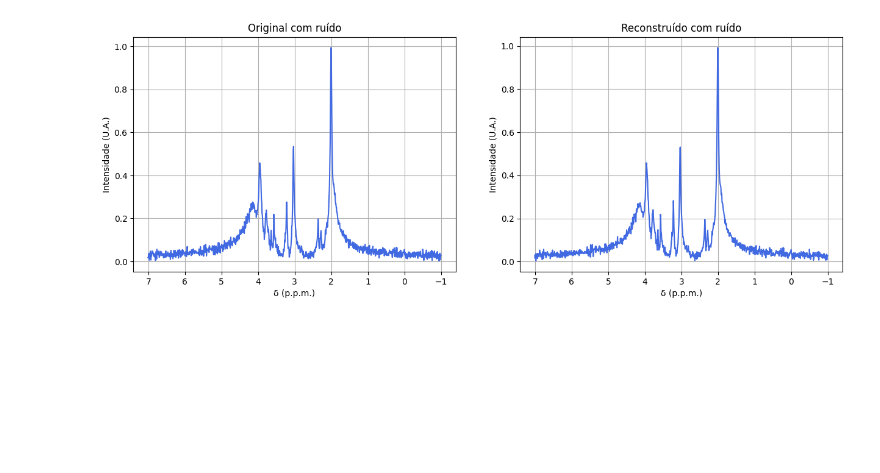
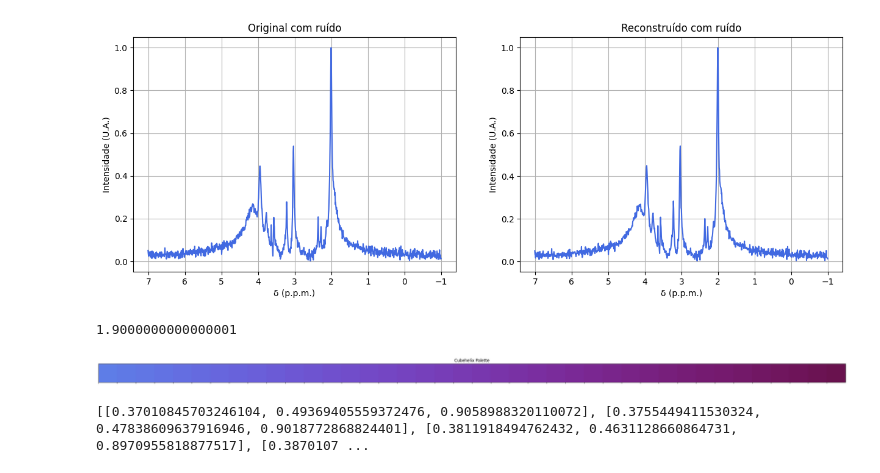
Before and after one commit to JoaoDell/MRI-study, a Jupyter notebook: examples/MPM/dummy.ipynb, the cells around one changed output. Saved outputs shown, nothing was run; the diff lists cells and outputs as text; code cells hidden in the pictures; blank space fills up the shorter version.

```diff
--- a/examples/MPM/dummy.ipynb
+++ b/examples/MPM/dummy.ipynb
@@ -65,0 +98,23 @@ pymri.plot_chem_shifts(freqs, r_sig_fft, 1.0, title = "Reconstruído com ruído"
+# %%
+print(color_to_start("#4169E1"))
+# %% [output]
+1.9000000000000001
+# %%
+custom_palette = sns.cubehelix_palette(
+    n_colors=40,
+    start=1.0,  # start hue (0-3)
+    rot=-0.75,  # rotation around hue wheel
+    gamma=1.0,  # gamma factor to emphasize darker/ligher colors
+    hue=1.7,    # saturation
+    light=0.5, # lightness of first color
+    dark=0.2   # lightness of last color
+)
+
+sns.palplot(custom_palette)
+plt.title("Cubehelix Palette")
+plt.show()
+
+print(custom_palette)
+# %% [output]
+[figure, added]
+[[0.37010845703246104, 0.49369405559372476, 0.9058988320110072], [0.3755449411530324, 0.47838609637916946, 0.9018772868824401], [0.3811918494762432, 0.4631128660864731, 0.8970955818877517], [0.3870107 ...
```
Also changed, not shown: parts of 2 cells of this notebook, 25 other files.
